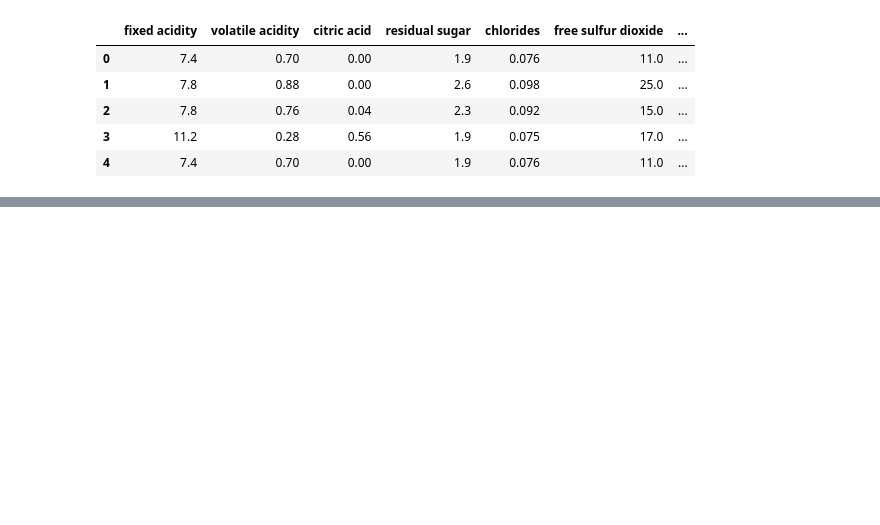
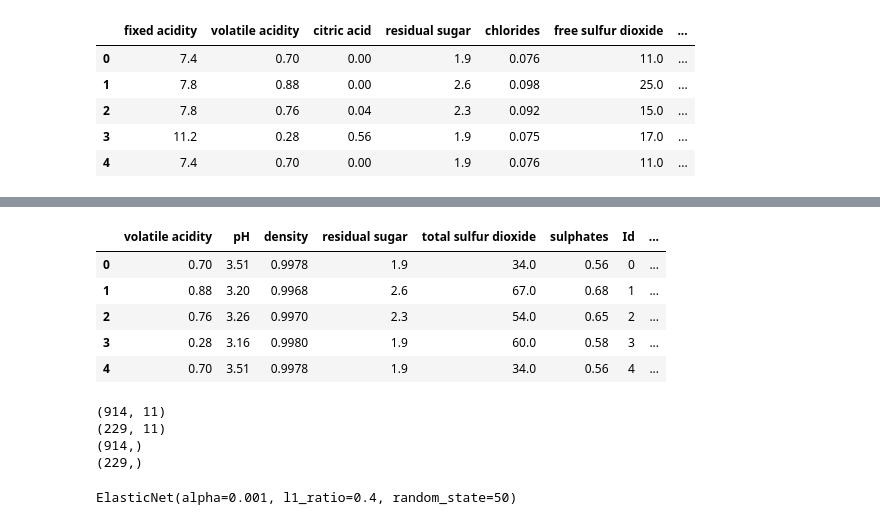
Before and after one commit to rithiklogu/wine_quality_prediction, a Jupyter notebook: research/Experiement.ipynb, the cells around one changed output, grey strips where cells are left out. Drawn from its saved outputs; the diff is of its cells as text; code cells hidden in the pictures; blank space fills up the shorter version.

```diff
--- a/research/Experiement.ipynb
+++ b/research/Experiement.ipynb
@@ -62,0 +161,20 @@ plt.show()
+# %%
+correlation_matrix = data.corr()
+
+# Set your desired thresholds for positive and negative correlation
+positive_threshold = 0.5
+negative_threshold = -0.5
+
+# Identify positively and negatively correlated columns
+positive_correlation_columns = correlation_matrix.columns[(correlation_matrix.abs() > positive_threshold).any()]
+negative_correlation_columns = correlation_matrix.columns[(correlation_matrix.abs() < negative_threshold).any()]
+
+# Filter out columns with negative correlation and merge with columns with positive correlation
+selected_columns = pd.Index(set(positive_correlation_columns) | set(negative_correlation_columns))
+
+# Select only the identified columns from the DataFrame
+df_filtered = data[selected_columns]
+
+# Display the new DataFrame after dropping less correlated columns
+print("DataFrame after dropping less correlated columns:")
+print(df_filtered)
@@ -62,0 +199,9 @@ plt.show()
+# %%
+df_filtered.head(5)
+# %% [output]
+|  | volatile acidity | pH | density | residual sugar | total sulfur dioxide | sulphates | Id | ... |
+| 0 | 0.70 | 3.51 | 0.9978 | 1.9 | 34.0 | 0.56 | 0 | ... |
+| 1 | 0.88 | 3.20 | 0.9968 | 2.6 | 67.0 | 0.68 | 1 | ... |
+| 2 | 0.76 | 3.26 | 0.9970 | 2.3 | 54.0 | 0.65 | 2 | ... |
+| 3 | 0.28 | 3.16 | 0.9980 | 1.9 | 60.0 | 0.58 | 3 | ... |
+| 4 | 0.70 | 3.51 | 0.9978 | 1.9 | 34.0 | 0.56 | 4 | ... |
@@ -62,0 +213,10 @@ plt.show()
+# %%
+print(x_train.shape)
+print(x_test.shape)
+print(y_train.shape)
+print(y_test.shape)
+# %% [output]
+(914, 11)
+(229, 11)
+(914,)
+(229,)
@@ -62,0 +228,7 @@ plt.show()
+# %%
+alpha = 0.001  # Regularization strength
+l1_ratio = 0.4  # Mixing parameter, 0 <= l1_ratio <= 1
+enet = ElasticNet(alpha=alpha, l1_ratio=l1_ratio, random_state=50)
+enet.fit(X_train_scaled, y_train)
+# %% [output]
+ElasticNet(alpha=0.001, l1_ratio=0.4, random_state=50)
```
Also changed, not shown: parts of 21 cells of this notebook, 2 other files.
